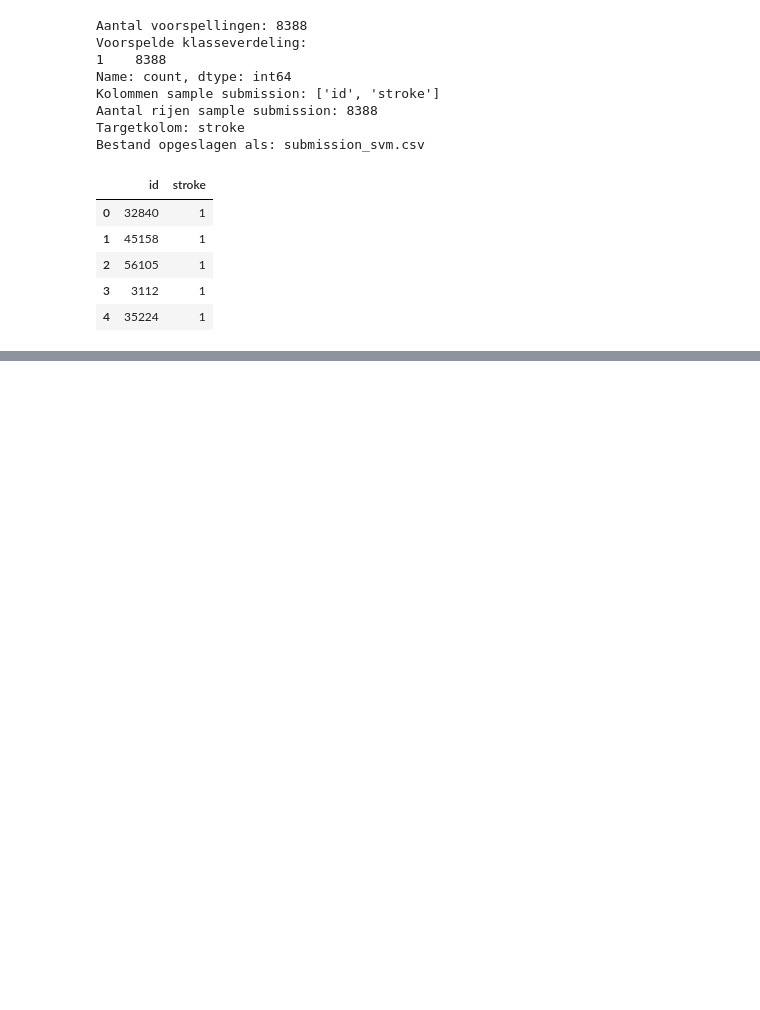
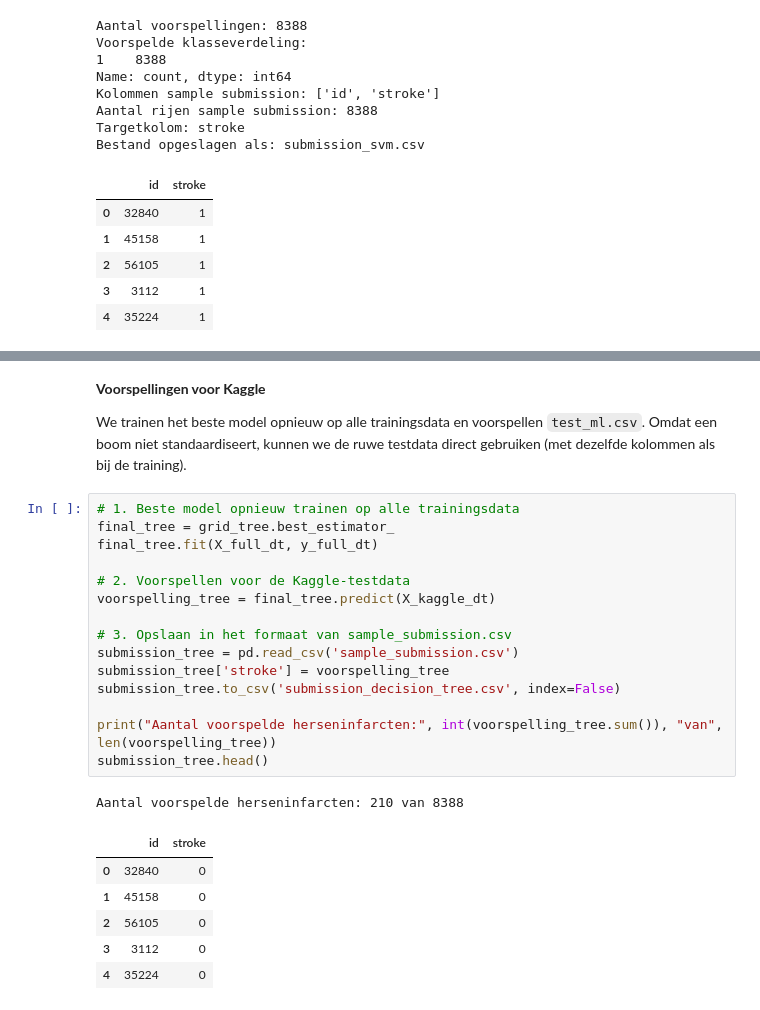
Before and after one commit to ArdaBagci/MachineLearning, a Jupyter notebook: opdracht1.ipynb, the cells around one changed output, grey strips where cells are left out. Drawn from its saved outputs; the diff is of its cells as text; blank space fills up the shorter version.

```diff
--- a/opdracht1.ipynb
+++ b/opdracht1.ipynb
@@ -1271,0 +1498,27 @@ Bestand opgeslagen als: submission_svm.csv
+# %% [markdown]
+**Voorspellingen voor Kaggle**
+
+We trainen het beste model opnieuw op alle trainingsdata en voorspellen `test_ml.csv`. Omdat een boom niet standaardiseert, kunnen we de ruwe testdata direct gebruiken (met dezelfde kolommen als bij de training).
+# %%
+# 1. Beste model opnieuw trainen op alle trainingsdata
+final_tree = grid_tree.best_estimator_
+final_tree.fit(X_full_dt, y_full_dt)
+
+# 2. Voorspellen voor de Kaggle-testdata
+voorspelling_tree = final_tree.predict(X_kaggle_dt)
+
+# 3. Opslaan in het formaat van sample_submission.csv
+submission_tree = pd.read_csv('sample_submission.csv')
+submission_tree['stroke'] = voorspelling_tree
+submission_tree.to_csv('submission_decision_tree.csv', index=False)
+
+print("Aantal voorspelde herseninfarcten:", int(voorspelling_tree.sum()), "van", len(voorspelling_tree))
+submission_tree.head()
+# %% [output]
+Aantal voorspelde herseninfarcten: 210 van 8388
+|  | id | stroke |
+| 0 | 32840 | 0 |
+| 1 | 45158 | 0 |
+| 2 | 56105 | 0 |
+| 3 | 3112 | 0 |
+| 4 | 35224 | 0 |
```
Also changed, not shown: parts of 12 cells of this notebook, 1 other file.
